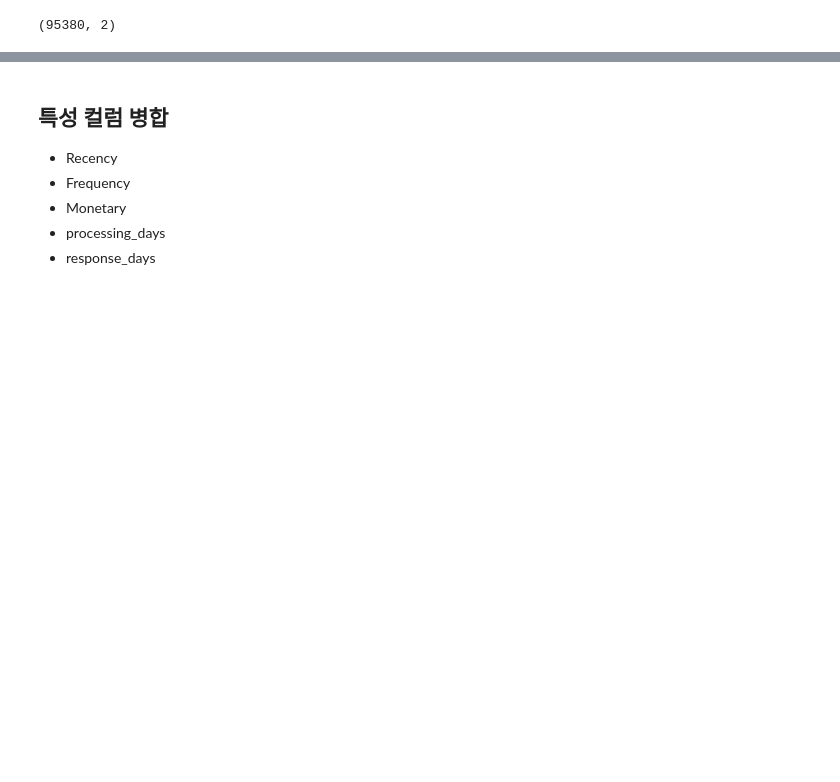
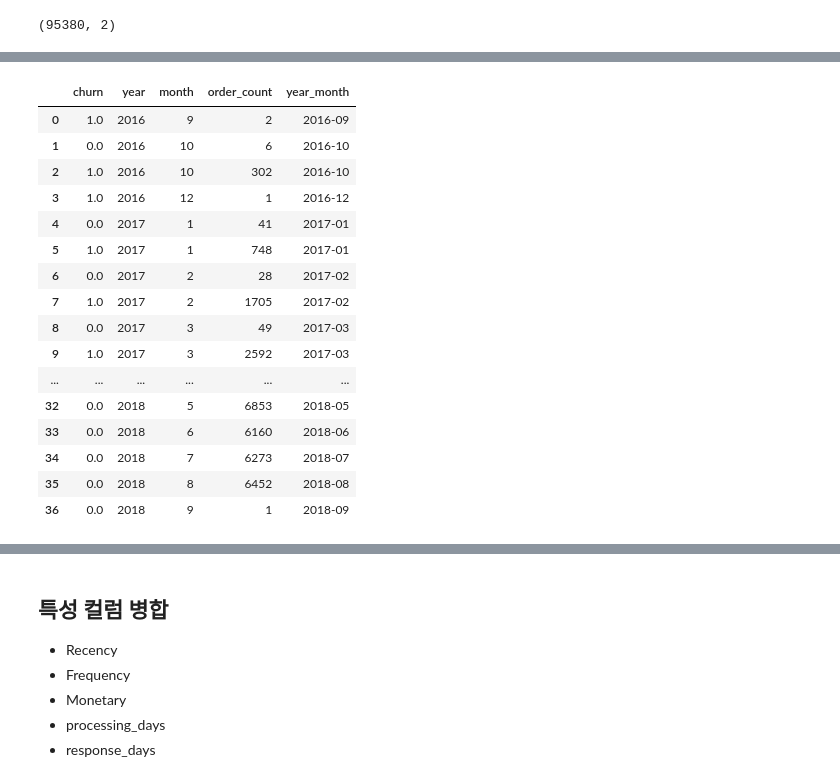
Before and after one commit to jinijini20/SKN14-2nd-5Team, a Jupyter notebook: YiseoY/0604_category.ipynb, the cells around one changed output, grey strips where cells are left out. Drawn from its saved outputs; the diff is of its cells as text; code cells hidden in the pictures; blank space fills up the shorter version.

```diff
--- a/YiseoY/0604_category.ipynb
+++ b/YiseoY/0604_category.ipynb
@@ -839,0 +837,8 @@ response_days_df.shape
+# %%
+# 연도/월별 주문고객 수
+order_counts = pd.merge(
+    rfm_category_customers_merged,
+    orders_df[['order_id', 'order_purchase_timestamp']],
+    on='order_id',
+    how='left'
+)
@@ -839,0 +865,37 @@ response_days_df.shape
+# %%
+# 1. datetime 형식으로 변환
+order_counts['order_purchase_timestamp'] = pd.to_datetime(order_counts['order_purchase_timestamp'])
+
+# 2. 연도와 월 컬럼 추출
+order_counts['year'] = order_counts['order_purchase_timestamp'].dt.year
+order_counts['month'] = order_counts['order_purchase_timestamp'].dt.month
+
+# 3. 연도-월별 주문 수 집계 (order_id 고유 수)
+order_counts_by_month = order_counts.groupby(['churn', 'year', 'month'])['order_id'].nunique().reset_index().rename(columns={'order_id': 'order_count'})
+
+# 4. 보기 좋게 정렬
+order_counts_by_month = order_counts_by_month.sort_values(['year', 'month']).reset_index(drop=True)
+
+# 5. 연도-월 문자열 컬럼 추가 (시각화용)
+order_counts_by_month['year_month'] = order_counts_by_month['year'].astype(str) + '-' + order_counts_by_month['month'].astype(str).str.zfill(2)
+
+# 결과 확인
+order_counts_by_month
+# %% [output]
+|  | churn | year | month | order_count | year_month |
+| 0 | 1.0 | 2016 | 9 | 2 | 2016-09 |
+| 1 | 0.0 | 2016 | 10 | 6 | 2016-10 |
+| 2 | 1.0 | 2016 | 10 | 302 | 2016-10 |
+| 3 | 1.0 | 2016 | 12 | 1 | 2016-12 |
+| 4 | 0.0 | 2017 | 1 | 41 | 2017-01 |
+| 5 | 1.0 | 2017 | 1 | 748 | 2017-01 |
+| 6 | 0.0 | 2017 | 2 | 28 | 2017-02 |
+| 7 | 1.0 | 2017 | 2 | 1705 | 2017-02 |
+| 8 | 0.0 | 2017 | 3 | 49 | 2017-03 |
+| 9 | 1.0 | 2017 | 3 | 2592 | 2017-03 |
+| ... | ... | ... | ... | ... | ... |
+| 32 | 0.0 | 2018 | 5 | 6853 | 2018-05 |
+| 33 | 0.0 | 2018 | 6 | 6160 | 2018-06 |
+| 34 | 0.0 | 2018 | 7 | 6273 | 2018-07 |
+| 35 | 0.0 | 2018 | 8 | 6452 | 2018-08 |
+| 36 | 0.0 | 2018 | 9 | 1 | 2018-09 |
```
Also changed, not shown: parts of 7 cells of this notebook, 6 other files.
